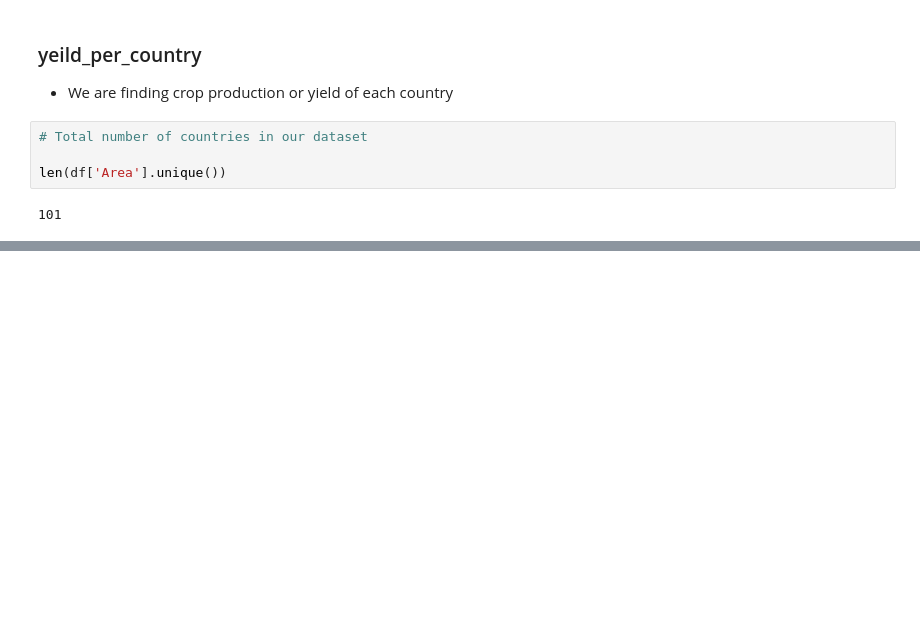
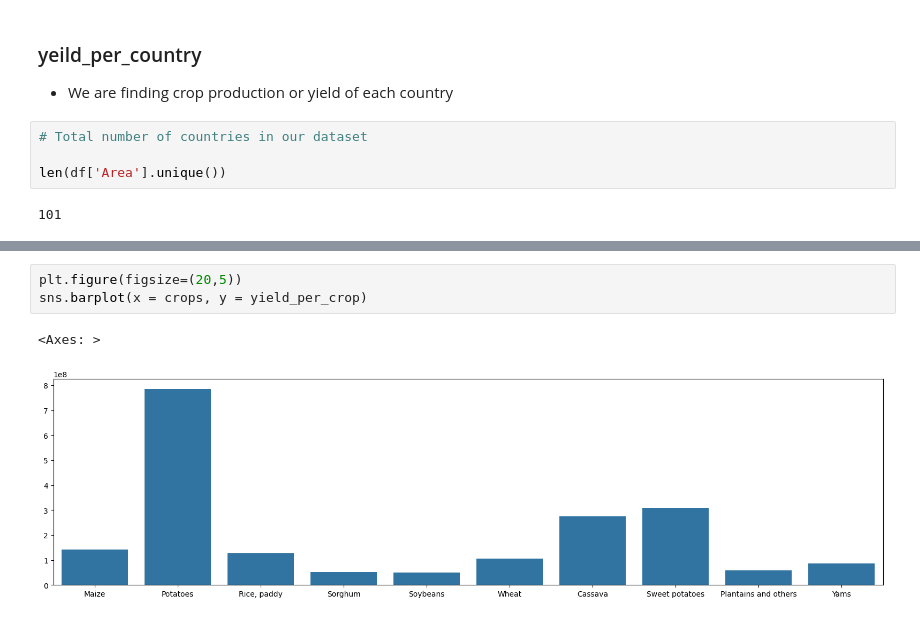
Before and after one commit to itxsalmannkhann/Crop-Yield-Prediction-Per-Country, a Jupyter notebook: crop_yield_prediction.ipynb, the cells around one changed output, grey strips where cells are left out. Drawn from its saved outputs; the diff is of its cells as text; blank space fills up the shorter version.

```diff
--- a/crop_yield_prediction.ipynb
+++ b/crop_yield_prediction.ipynb
@@ -191,0 +204,6 @@ Zimbabwe
+# %%
+plt.figure(figsize=(20,5))
+sns.barplot(x = crops, y = yield_per_crop)
+# %% [output]
+<Axes: >
+[figure, added]
```
Also changed, not shown: parts of 25 cells of this notebook.
